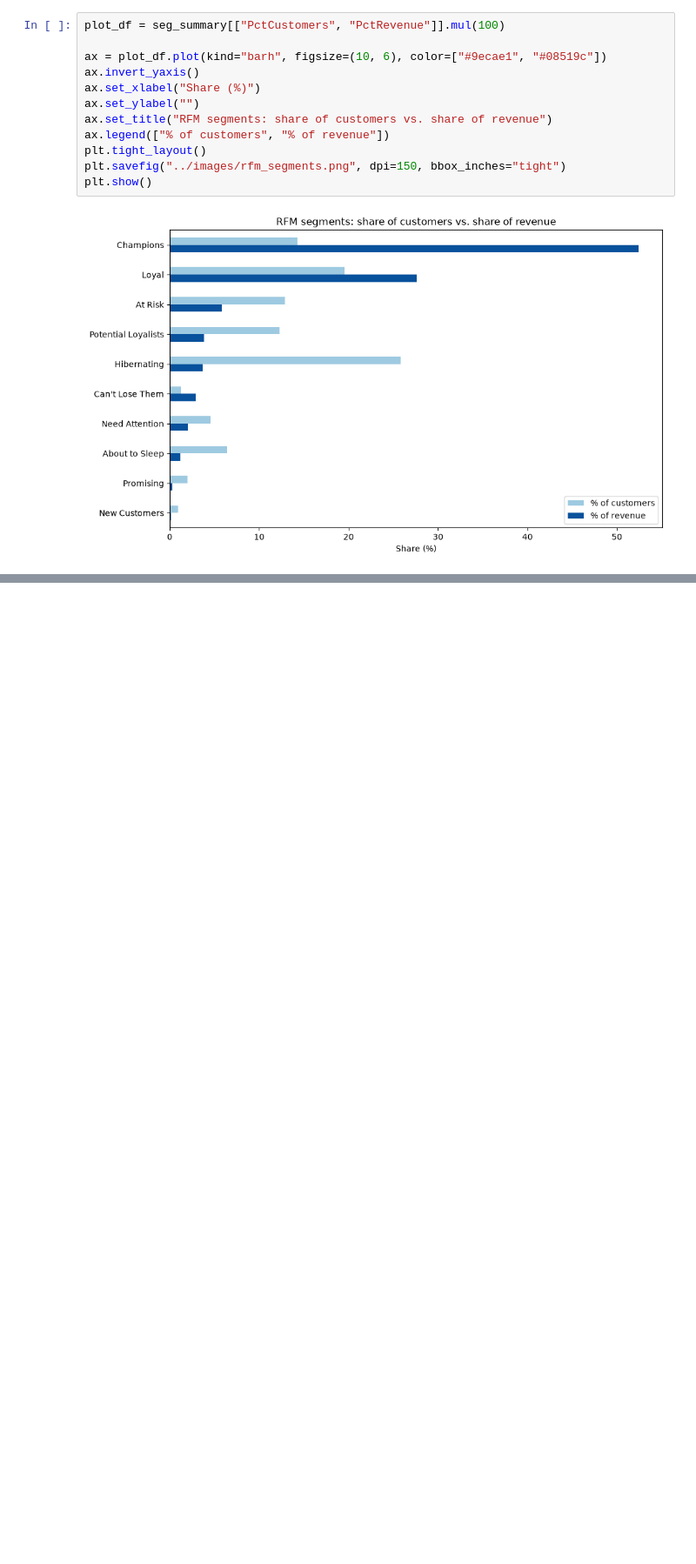
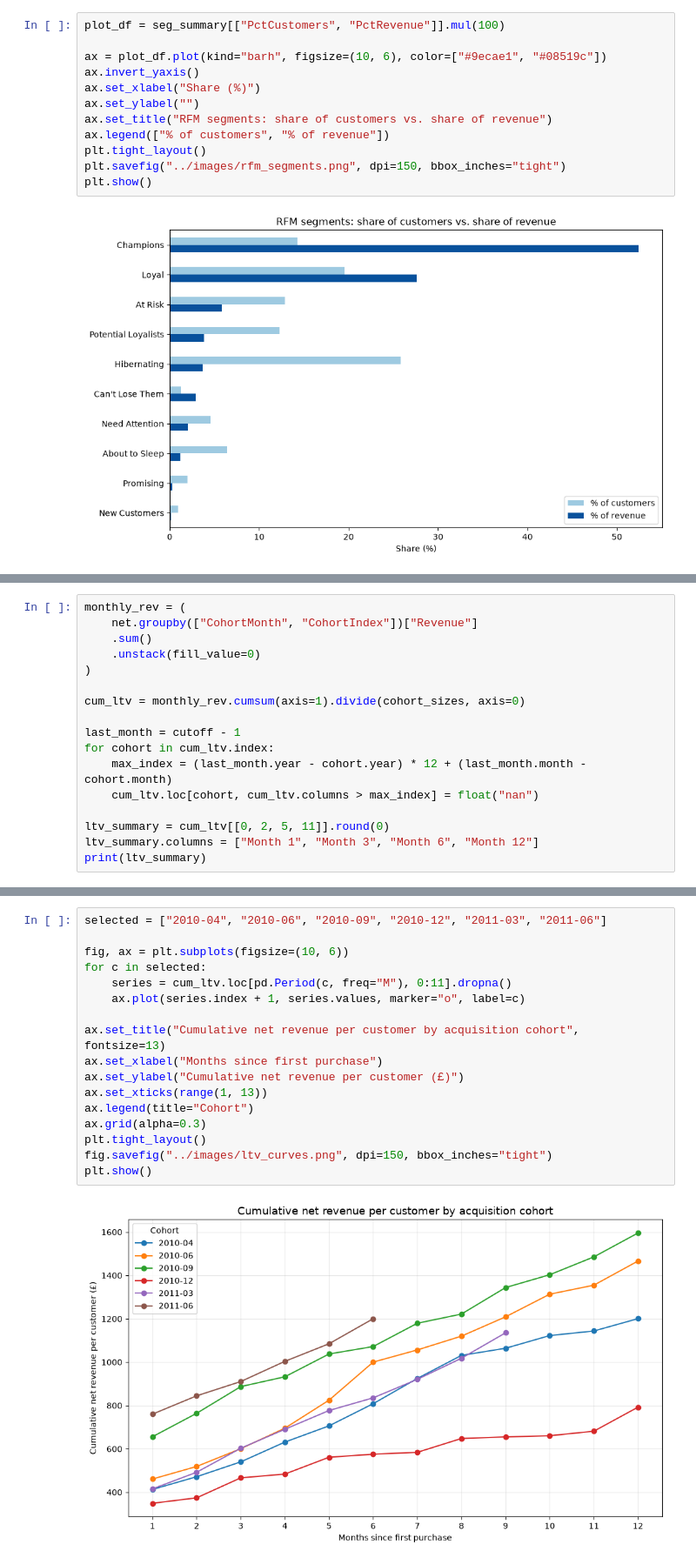
Before and after one commit to ZackSmith16/customer-cohort-ltv-analysis, a Jupyter notebook: notebooks/cohort_ltv_analysis.ipynb, the cells around one changed output, grey strips where cells are left out. Shown at 87% size. Cells and saved outputs as stored; diff of their text form; blank space fills up the shorter version.

Commit message:
Add cohort LTV analysis and curves

```diff
--- a/notebooks/cohort_ltv_analysis.ipynb
+++ b/notebooks/cohort_ltv_analysis.ipynb
@@ -393,0 +414,17 @@ plt.show()
+# %%
+monthly_rev = (
+    net.groupby(["CohortMonth", "CohortIndex"])["Revenue"]
+    .sum()
+    .unstack(fill_value=0)
+)
+
+cum_ltv = monthly_rev.cumsum(axis=1).divide(cohort_sizes, axis=0)
+
+last_month = cutoff - 1
+for cohort in cum_ltv.index:
+    max_index = (last_month.year - cohort.year) * 12 + (last_month.month - cohort.month)
+    cum_ltv.loc[cohort, cum_ltv.columns > max_index] = float("nan")
+
+ltv_summary = cum_ltv[[0, 2, 5, 11]].round(0)
+ltv_summary.columns = ["Month 1", "Month 3", "Month 6", "Month 12"]
+print(ltv_summary)
@@ -393,0 +449,19 @@ plt.show()
+# %%
+selected = ["2010-04", "2010-06", "2010-09", "2010-12", "2011-03", "2011-06"]
+
+fig, ax = plt.subplots(figsize=(10, 6))
+for c in selected:
+    series = cum_ltv.loc[pd.Period(c, freq="M"), 0:11].dropna()
+    ax.plot(series.index + 1, series.values, marker="o", label=c)
+
+ax.set_title("Cumulative net revenue per customer by acquisition cohort", fontsize=13)
+ax.set_xlabel("Months since first purchase")
+ax.set_ylabel("Cumulative net revenue per customer (£)")
+ax.set_xticks(range(1, 13))
+ax.legend(title="Cohort")
+ax.grid(alpha=0.3)
+plt.tight_layout()
+fig.savefig("../images/ltv_curves.png", dpi=150, bbox_inches="tight")
+plt.show()
+# %% [output]
+[figure, added]
```
Also changed, not shown: parts of 4 cells of this notebook, 1 other file.
